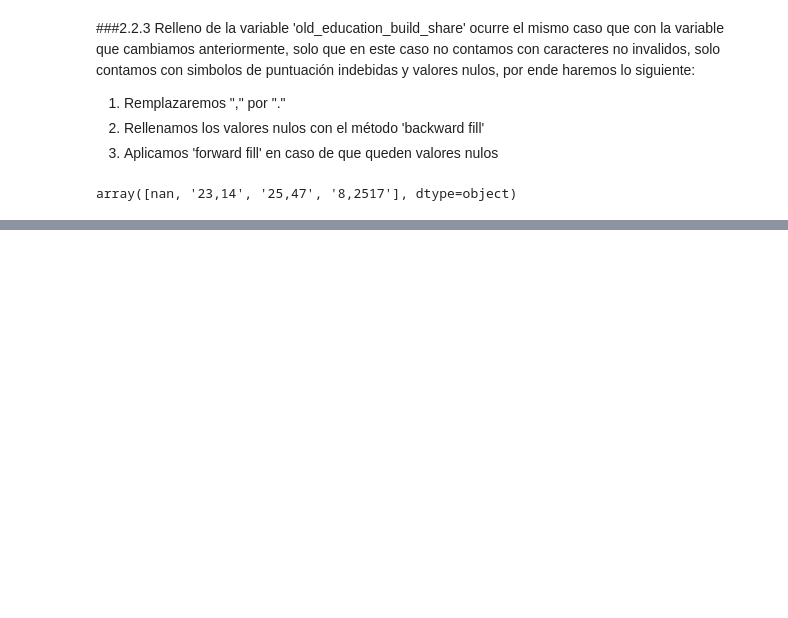
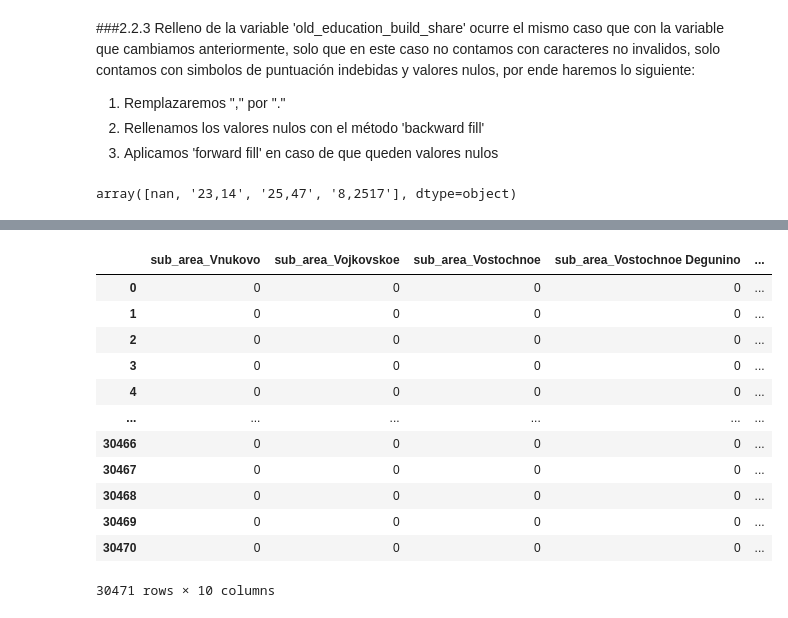
Before and after one commit to jadercaro/Mercado-inmobiliario-ruso-de-Sberbank, a Jupyter notebook: 02_Preprocesamiento.ipynb, the cells around one changed output, grey strips where cells are left out. Cells and saved outputs as stored; diff of their text form; code cells hidden in the pictures; blank space fills up the shorter version.

```diff
--- a/02_Preprocesamiento.ipynb
+++ b/02_Preprocesamiento.ipynb
@@ -282,6 +286,5 @@ dataset['old_education_build_share'].fillna(method='ffill',inplace=True)
 # %%
 valores_nulos = dataset.isnull().sum()
-
-# Imprimir las columnas con valores nulos
-print(valores_nulos[valores_nulos > 0])
+valores_nulos = valores_nulos[valores_nulos > 0]
+valores_nulos.iloc[:-1].index
 # %% [output]
@@ -317,0 +310,9 @@ def fillna(df):
+# %%
+for col in valores_nulos.iloc[:-1].index:
+  stat, p_value = shapiro(dataset[col].dropna())
+  if p_value<0.05:
+    dataset[col]=dataset[col].fillna(dataset[col].median())
+
+  if p_value>0.05:
+    print(p_value,col)
+    dataset[col]=dataset[col].fillna(dataset[col].mean())
@@ -317,0 +326,2 @@ def fillna(df):
+# %%
+dataset = dataset.dropna(axis=1, how='any')
@@ -317,0 +354,18 @@ def fillna(df):
+# %%
+dataset = pd.get_dummies(dataset, columns=['product_type','sub_area'])
+# %%
+dataset.iloc[:,-10:]
+# %% [output]
+|  | sub_area_Vnukovo | sub_area_Vojkovskoe | sub_area_Vostochnoe | sub_area_Vostochnoe Degunino | ... |
+| 0 | 0 | 0 | 0 | 0 | ... |
+| 1 | 0 | 0 | 0 | 0 | ... |
+| 2 | 0 | 0 | 0 | 0 | ... |
+| 3 | 0 | 0 | 0 | 0 | ... |
+| 4 | 0 | 0 | 0 | 0 | ... |
+| ... | ... | ... | ... | ... | ... |
+| 30466 | 0 | 0 | 0 | 0 | ... |
+| 30467 | 0 | 0 | 0 | 0 | ... |
+| 30468 | 0 | 0 | 0 | 0 | ... |
+| 30469 | 0 | 0 | 0 | 0 | ... |
+| 30470 | 0 | 0 | 0 | 0 | ... |
+30471 rows × 10 columns
```
Also changed, not shown: parts of 22 cells of this notebook.
